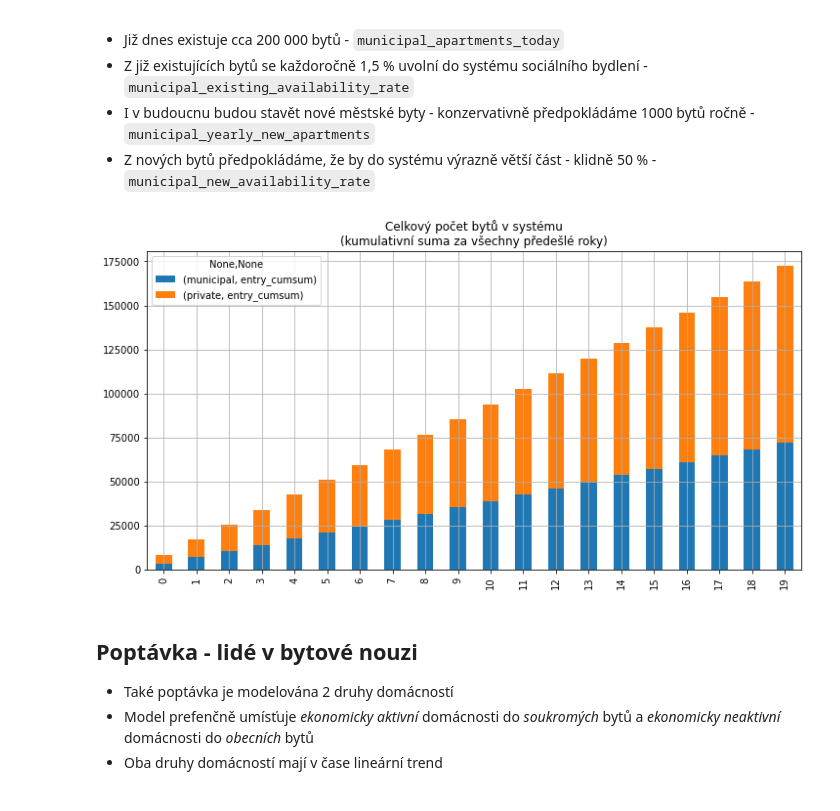
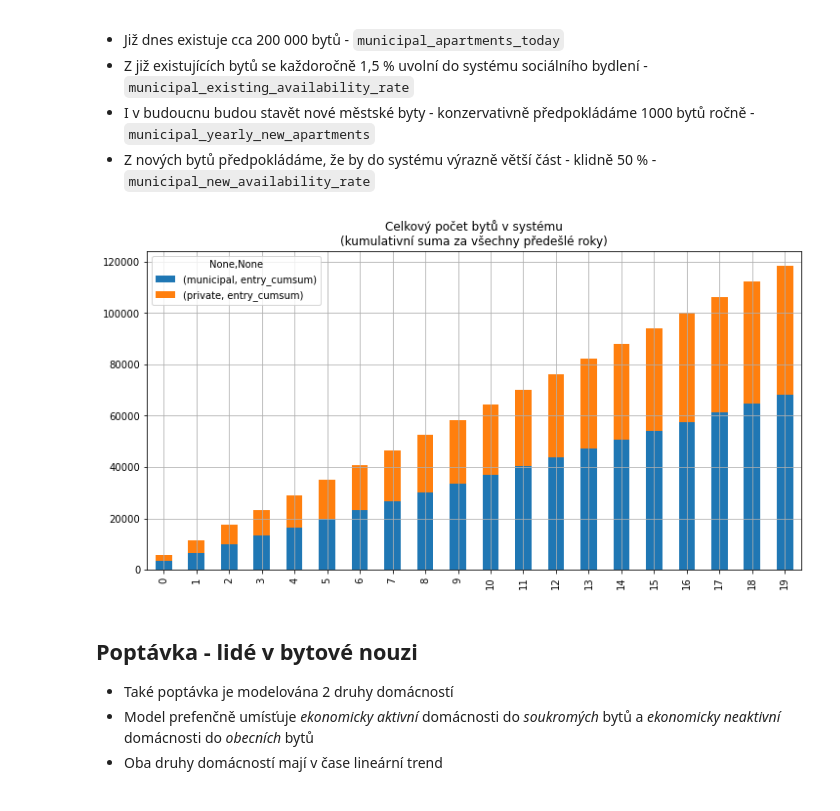
Before and after one commit to vitekzkytek/SocialHousingModel, a Jupyter notebook: model.ipynb, the cells around one changed output. Saved outputs shown, nothing was run; the diff lists cells and outputs as text; code cells hidden in the pictures.

```diff
--- a/model.ipynb
+++ b/model.ipynb
@@ -21,24 +16,27 @@ idx = pd.IndexSlice
 # %% [markdown]
 použití parametrů viz níže
 # %%
-default_params = {
+DEFAULT_PARAMS = {
     'years':np.arange(20),
     'municipal_years_of_support':5,
     'private_years_of_support':2,
     'apartment_cost':25000, # 24000+7200 dle https://docs.google.com/document/d/1JAMspnkjakIaFpYuhAtch7sMhC5xd3dA/edit?usp=sharing&ouid=106125284349865545127&rtpof=true&sd=true
-    'private_yearly_apartments':5000, # Konzervativní odhad 2500 - 1 byt na měsíc pro každé ORP; Divoký odhad 10 000 bytl,
+    'private_yearly_apartments':2500, # Konzervativní odhad 2500 - 1 byt na měsíc pro každé ORP; Divoký odhad 10 000 bytl,
     'municipal_apartments_today': 200000,
     'municipal_yearly_new_apartments': 1000,
     'municipal_existing_availability_rate': .015,
-    'municipal_new_availability_rate': .5,
-    'active_current_hh_in_need':43250,
+    'municipal_new_availability_rate': .3,
+    'active_current_hh_in_need':60000,
     'active_yearly_new_hh':2000,
-    'inactive_current_hh_in_need':60000,
+    'inactive_current_hh_in_need':40000,
     'inactive_yearly_new_hh':500,
     'apartment_relapse_rate':.3, # share of hhs assigned to apartments returning to the system later
     'apartment_returnee_delay':1, # years after failed returnees enter the system again
     'soft_intervention_share':.2,
-    'soft_relapse_rate':.5
+    'soft_relapse_rate':.2,
+    'active_self_help_share':.1,
+    'inactive_self_help_share':.05,
+    'self_help_relapse_rate':.5
 }
 # %% [markdown]
  ## Nabídka - byty v systému
@@ -63,17 +61,17 @@ default_params = {
 # %%
 from supply import simulate_apartment_stock
 
 apartments = simulate_apartment_stock(
-    private_yearly_apartments=default_params['private_yearly_apartments'],
-    municipal_apartments_today=default_params['municipal_apartments_today'],
-    municipal_yearly_new_apartments=default_params['municipal_yearly_new_apartments'],
-    municipal_existing_availability_rate=default_params['municipal_existing_availability_rate'],
-    municipal_new_availability_rate=default_params['municipal_new_availability_rate'],
-    years=default_params['years']
+    private_yearly_apartments=DEFAULT_PARAMS['private_yearly_apartments'],
+    municipal_apartments_today=DEFAULT_PARAMS['municipal_apartments_today'],
+    municipal_yearly_new_apartments=DEFAULT_PARAMS['municipal_yearly_new_apartments'],
+    municipal_existing_availability_rate=DEFAULT_PARAMS['municipal_existing_availability_rate'],
+    municipal_new_availability_rate=DEFAULT_PARAMS['municipal_new_availability_rate'],
+    years=DEFAULT_PARAMS['years']
 )
 apartments.plot.bar(stacked=True, title='Celkový počet bytů v systému\n(kumulativní suma za všechny předešlé roky)',figsize=(12,6),grid=True);
 # %% [output]
-[figure, old version]
+[figure, new version]
 # %% [markdown]
 ## Poptávka - lidé v bytové nouzi
 
```
Also changed, not shown: parts of 18 cells of this notebook, 5 other files.
